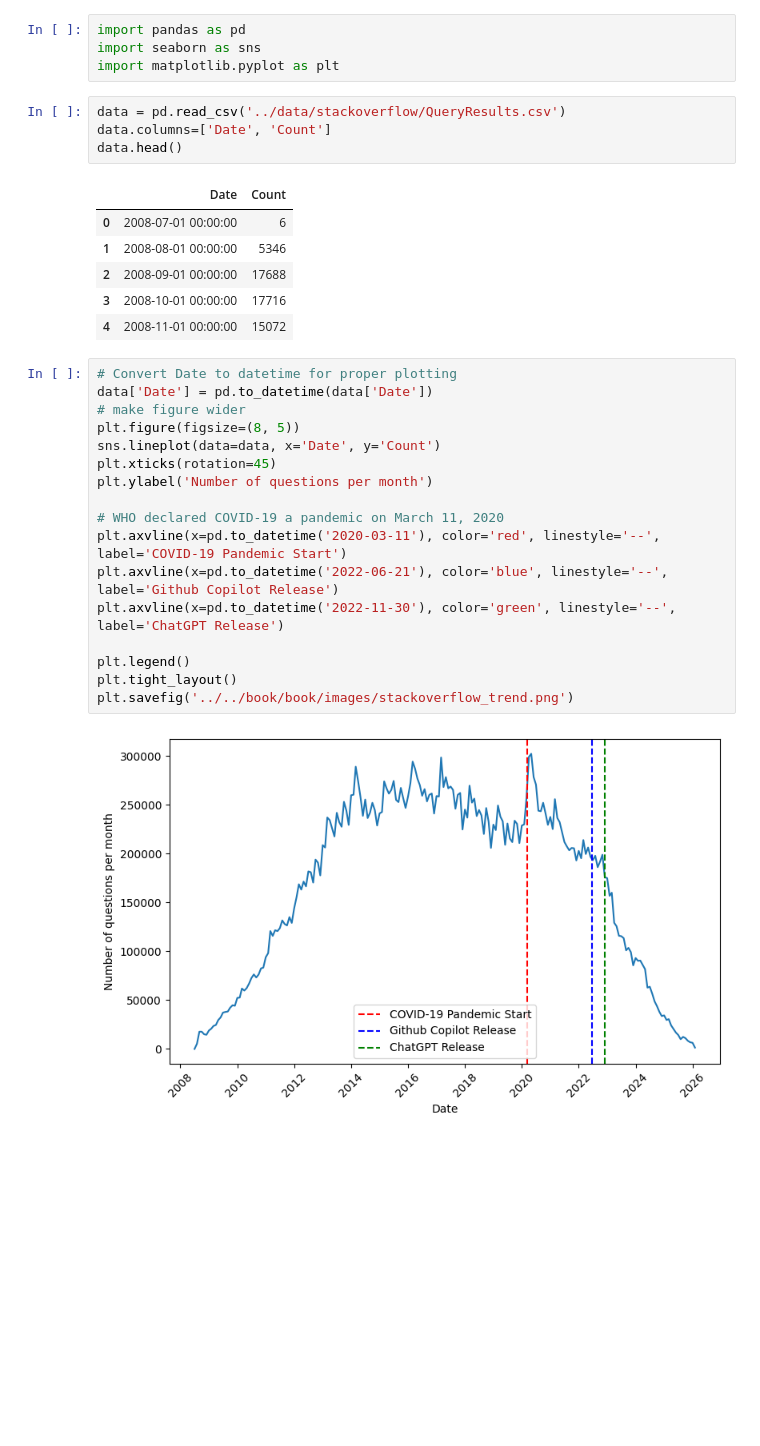
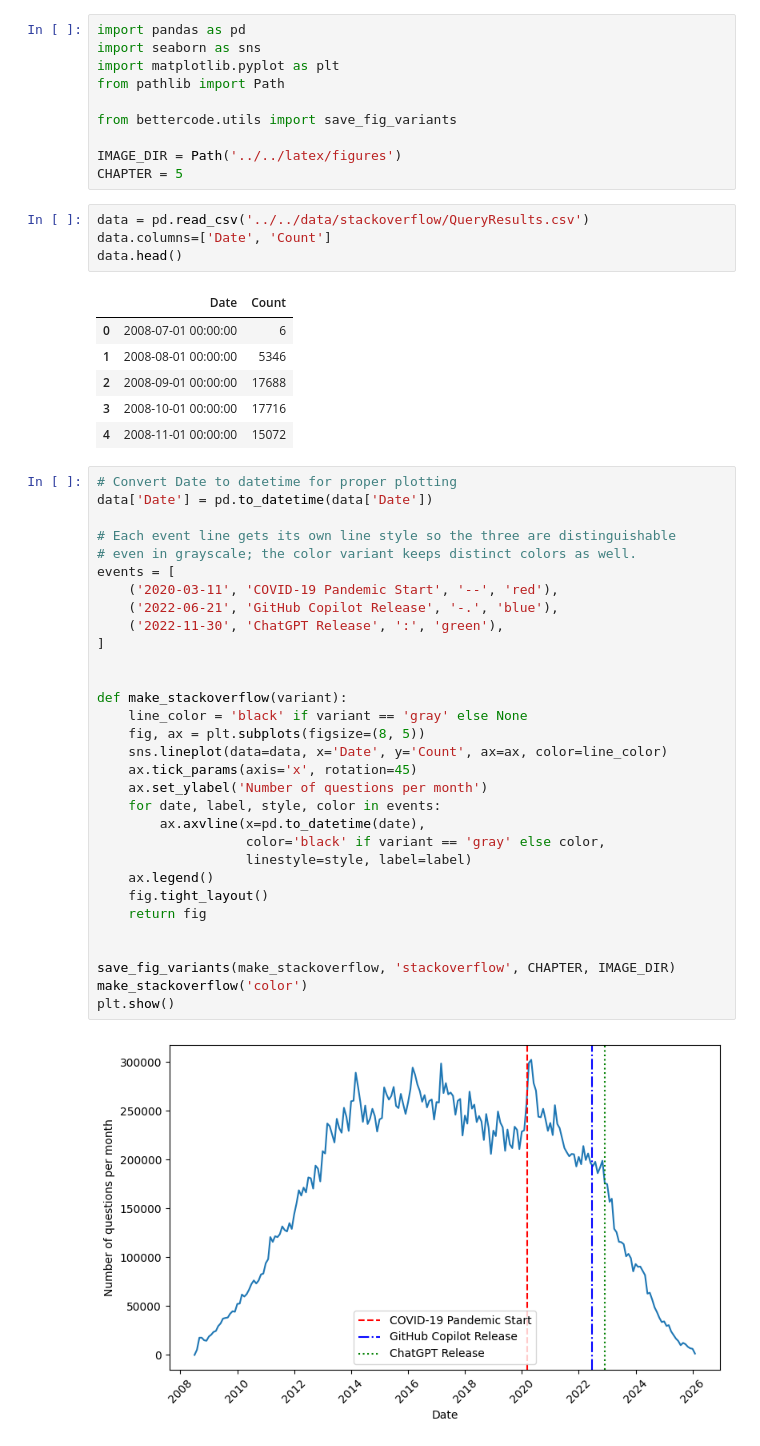
Before and after one commit to BetterCodeBetterScience/bettercode, a Jupyter notebook: notebooks/other/stackoverflow_viz.ipynb, the cells around one changed output. Cells and saved outputs as stored; diff of their text form; blank space fills up the shorter version.

```diff
--- a/notebooks/other/stackoverflow_viz.ipynb
+++ b/notebooks/other/stackoverflow_viz.ipynb
@@ -4,8 +4,14 @@ Visualization of stack overflow traffic over time, using data obtained from http
 import pandas as pd
 import seaborn as sns
 import matplotlib.pyplot as plt
+from pathlib import Path
+
+from bettercode.utils import save_fig_variants
+
+IMAGE_DIR = Path('../../latex/figures')
+CHAPTER = 5
 # %%
-data = pd.read_csv('../data/stackoverflow/QueryResults.csv')
+data = pd.read_csv('../../data/stackoverflow/QueryResults.csv')
 data.columns=['Date', 'Count']
 data.head()
 # %% [output]
@@ -18,19 +24,33 @@ data.head()
 # %%
 # Convert Date to datetime for proper plotting
 data['Date'] = pd.to_datetime(data['Date'])
-# make figure wider
-plt.figure(figsize=(8, 5))
-sns.lineplot(data=data, x='Date', y='Count')
-plt.xticks(rotation=45)
-plt.ylabel('Number of questions per month')
 
-# WHO declared COVID-19 a pandemic on March 11, 2020
-plt.axvline(x=pd.to_datetime('2020-03-11'), color='red', linestyle='--', label='COVID-19 Pandemic Start')
-plt.axvline(x=pd.to_datetime('2022-06-21'), color='blue', linestyle='--', label='Github Copilot Release')
-plt.axvline(x=pd.to_datetime('2022-11-30'), color='green', linestyle='--', label='ChatGPT Release')
+# Each event line gets its own line style so the three are distinguishable
+# even in grayscale; the color variant keeps distinct colors as well.
+events = [
+    ('2020-03-11', 'COVID-19 Pandemic Start', '--', 'red'),
+    ('2022-06-21', 'GitHub Copilot Release', '-.', 'blue'),
+    ('2022-11-30', 'ChatGPT Release', ':', 'green'),
+]
 
-plt.legend()
-plt.tight_layout()
-plt.savefig('../../book/book/images/stackoverflow_trend.png')
+
+def make_stackoverflow(variant):
+    line_color = 'black' if variant == 'gray' else None
+    fig, ax = plt.subplots(figsize=(8, 5))
+    sns.lineplot(data=data, x='Date', y='Count', ax=ax, color=line_color)
+    ax.tick_params(axis='x', rotation=45)
+    ax.set_ylabel('Number of questions per month')
+    for date, label, style, color in events:
+        ax.axvline(x=pd.to_datetime(date),
+                   color='black' if variant == 'gray' else color,
+                   linestyle=style, label=label)
+    ax.legend()
+    fig.tight_layout()
+    return fig
+
+
+save_fig_variants(make_stackoverflow, 'stackoverflow', CHAPTER, IMAGE_DIR)
+make_stackoverflow('color')
+plt.show()
 # %% [output]
-[figure, old version]
+[figure, new version]
```
Also changed, not shown: 3 other files.
